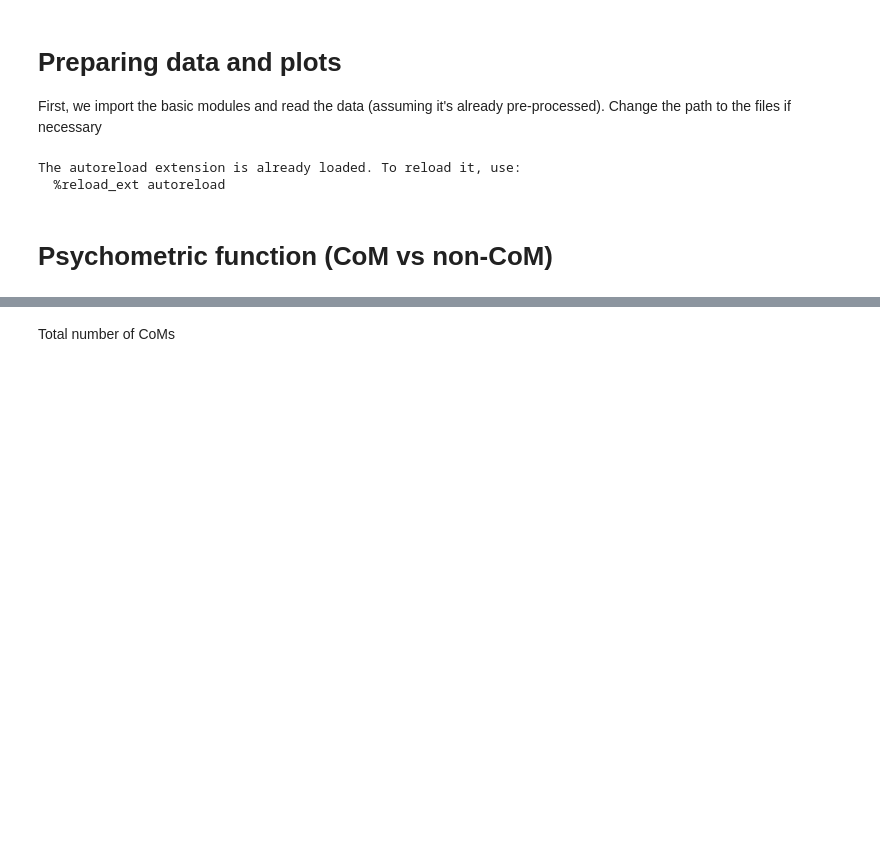
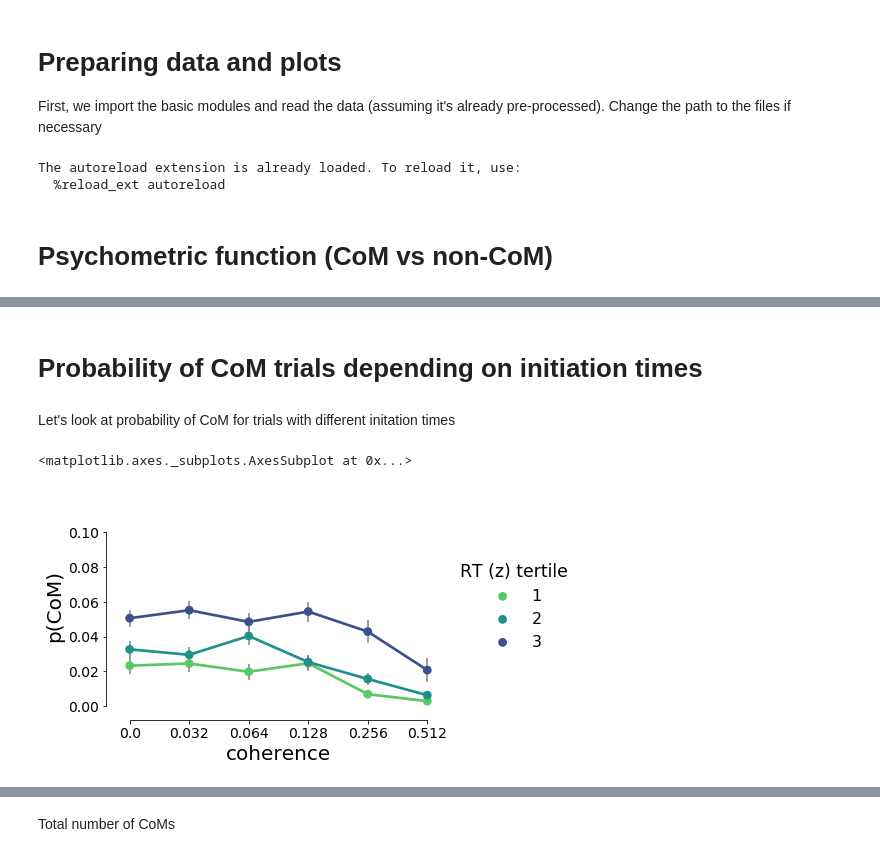
Before and after one commit to nidstigator/com_fixed_duration, a Jupyter notebook: data_analysis/psychometrics.ipynb, the cells around one changed output, grey strips where cells are left out. Drawn from its saved outputs; the diff is of its cells as text; code cells hidden in the pictures; blank space fills up the shorter version.

```diff
--- a/data_analysis/psychometrics.ipynb
+++ b/data_analysis/psychometrics.ipynb
@@ -39,0 +183,5 @@ The autoreload extension is already loaded. To reload it, use:
+# %% [markdown]
+<a name="p_com_IT"></a>
+# Probability of CoM trials depending on initiation times
+# %% [markdown]
+Let's look at probability of CoM for trials with different initation times
@@ -39,0 +229,5 @@ The autoreload extension is already loaded. To reload it, use:
+# %%
+plot_p_com_vs_var_ci(choices, 'RT (z) tertile', n_threshold=0)
+# %% [output]
+<matplotlib.axes._subplots.AxesSubplot at 0x...>
+[figure, added]
```
Also changed, not shown: parts of 43 cells of this notebook, 21 other files.
